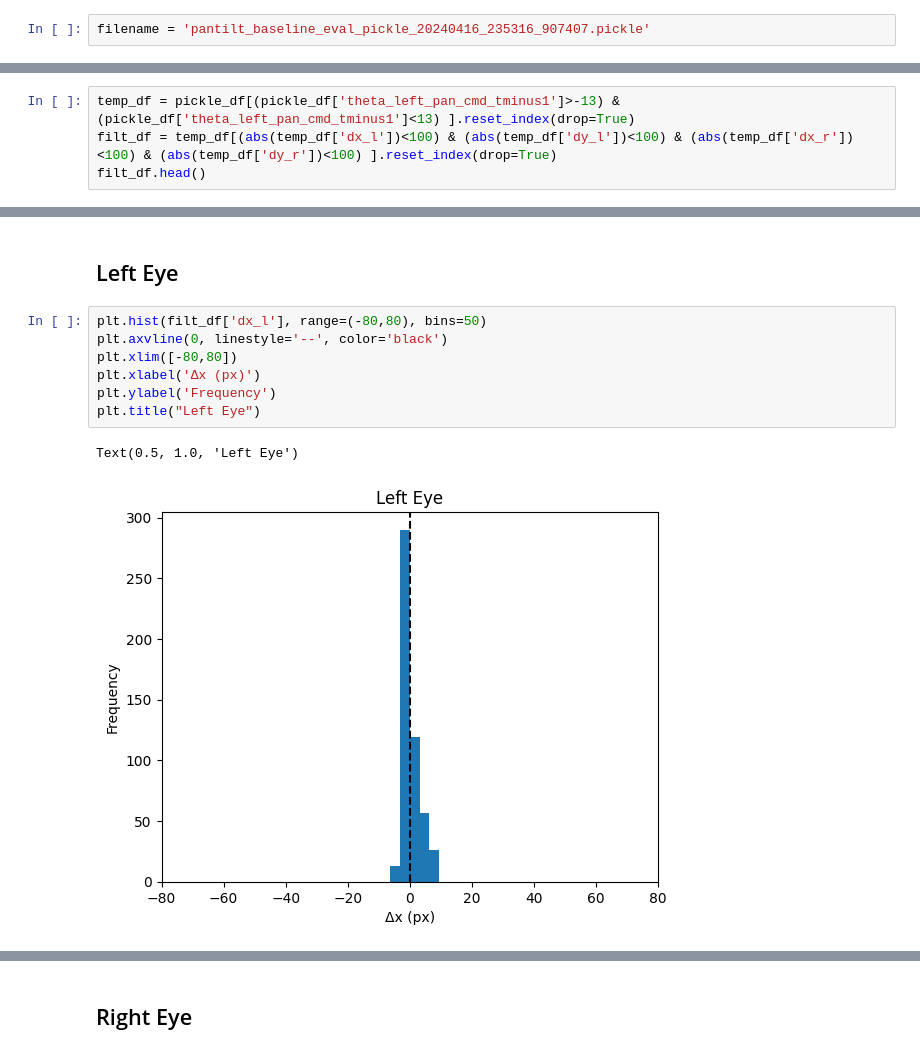
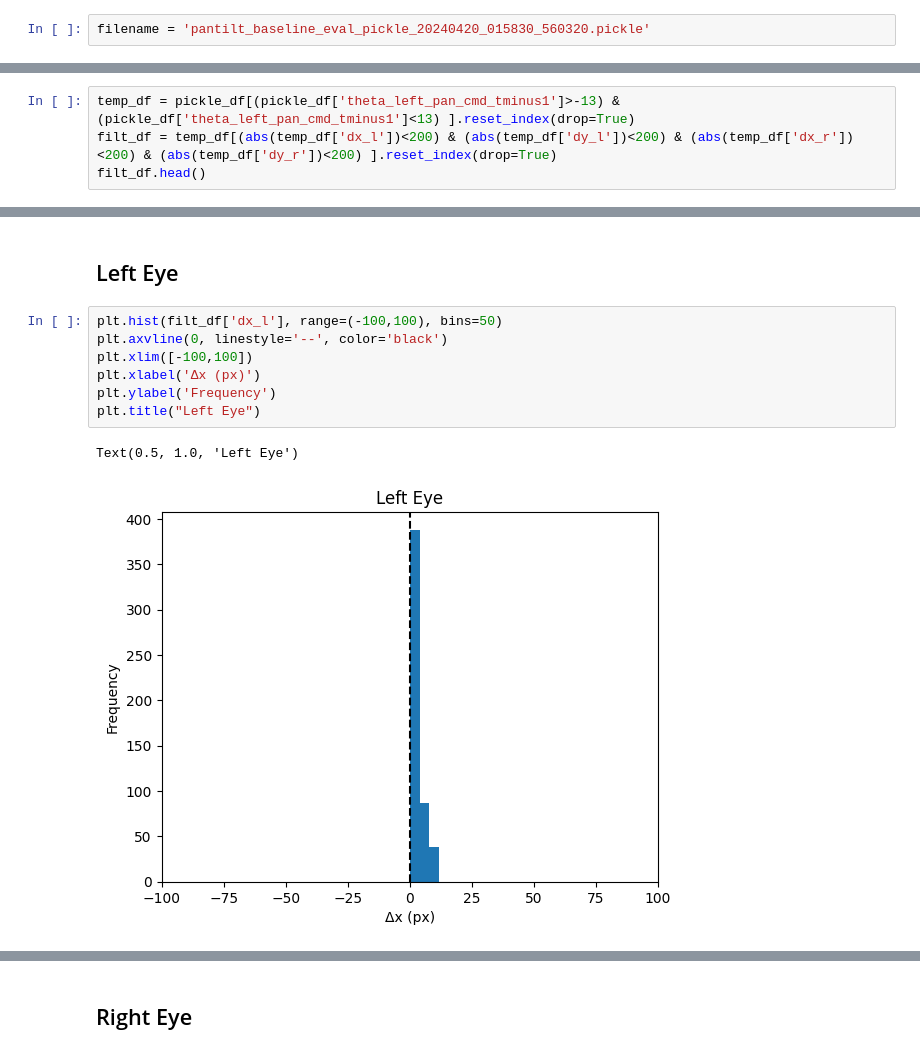
Before and after one commit to jpmnieles/grace_robot, a Jupyter notebook: 240418_PanTiltBaseline_Eval.ipynb, the cells around one changed output, grey strips where cells are left out. Cells and saved outputs as stored; diff of their text form.

Commit message:
Updated pan tilt baseline eval script and analysis
Signed-off-by: jpmnieles <jpmnieles@connect.ust.hk>

```diff
--- a/240418_PanTiltBaseline_Eval.ipynb
+++ b/240418_PanTiltBaseline_Eval.ipynb
@@ -211,7 +211,7 @@ def confidence_ellipse(x, y, ax, n_std=3.0, facecolor='none', **kwargs):
 # %% [markdown]
 ## Pickle Data
 # %%
-filename = 'pantilt_baseline_eval_pickle_20240416_235316_907407.pickle'
+filename = 'pantilt_baseline_eval_pickle_20240420_015830_560320.pickle'
 # %%
 fn_path = os.path.join(os.getcwd(), 'results', 'pantilt_baseline_eval',filename)
 data = read_pickle_file(fn_path)
@@ -309,7 +309,7 @@ pickle_df.head()
 # Filtering
 # %%
 temp_df = pickle_df[(pickle_df['theta_left_pan_cmd_tminus1']>-13) & (pickle_df['theta_left_pan_cmd_tminus1']<13) ].reset_index(drop=True)
-filt_df = temp_df[(abs(temp_df['dx_l'])<100) & (abs(temp_df['dy_l'])<100) & (abs(temp_df['dx_r'])<100) & (abs(temp_df['dy_r'])<100) ].reset_index(drop=True)
+filt_df = temp_df[(abs(temp_df['dx_l'])<200) & (abs(temp_df['dy_l'])<200) & (abs(temp_df['dx_r'])<200) & (abs(temp_df['dy_r'])<200) ].reset_index(drop=True)
 filt_df.head()
 # %% [output]
 |  | chess_idx | theta_left_pan | theta_right_pan | theta_tilt | chest_cam_px_x_tminus1 | chest_cam_px_y_tminus1 | ... |
@@ -358,13 +358,13 @@ chest_cam_dist_coef = np.array(camera_mtx['chest_cam']['distortion_coefficients'
 # %% [markdown]
 ## Left Eye
 # %%
-plt.hist(filt_df['dx_l'], range=(-80,80), bins=50)
+plt.hist(filt_df['dx_l'], range=(-100,100), bins=50)
 plt.axvline(0, linestyle='--', color='black')
-plt.xlim([-80,80])
+plt.xlim([-100,100])
 plt.xlabel('Δx (px)')
 plt.ylabel('Frequency')
 plt.title("Left Eye")
 # %% [output]
 Text(0.5, 1.0, 'Left Eye')
-[figure, old version]
+[figure, new version]
 # %%
```
Also changed, not shown: parts of 13 cells of this notebook, 1 other file.
